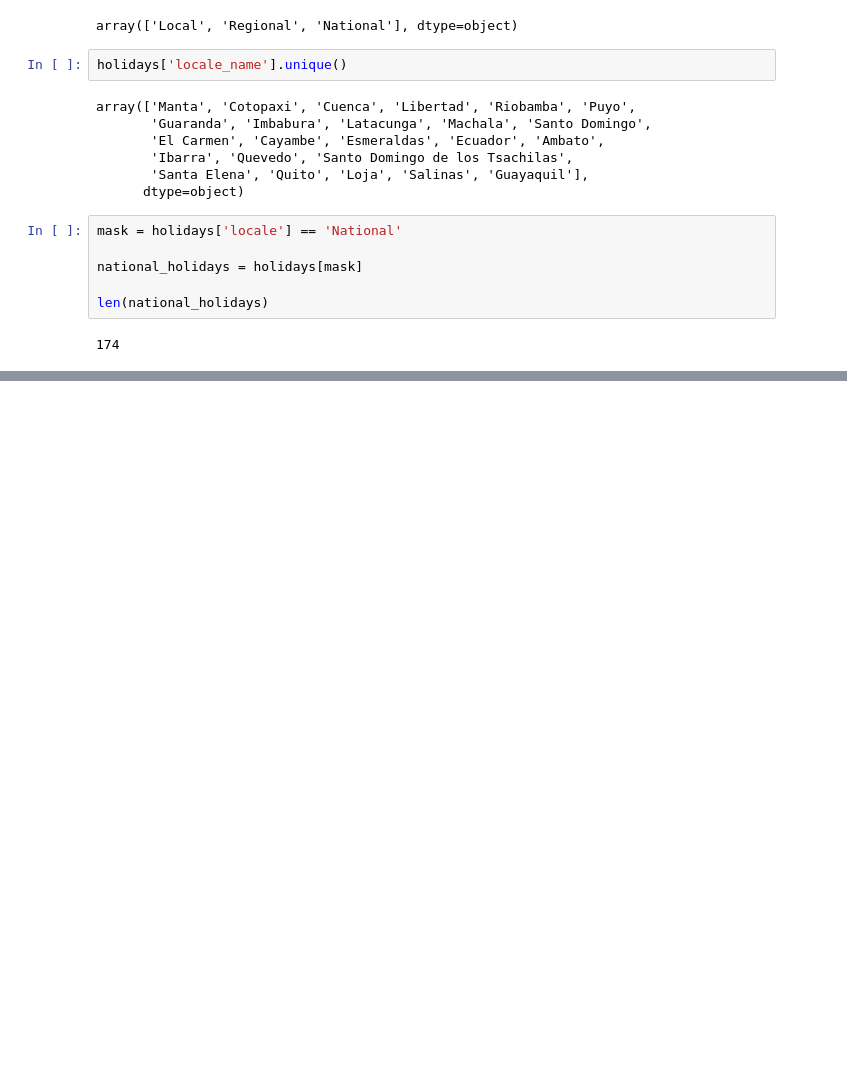
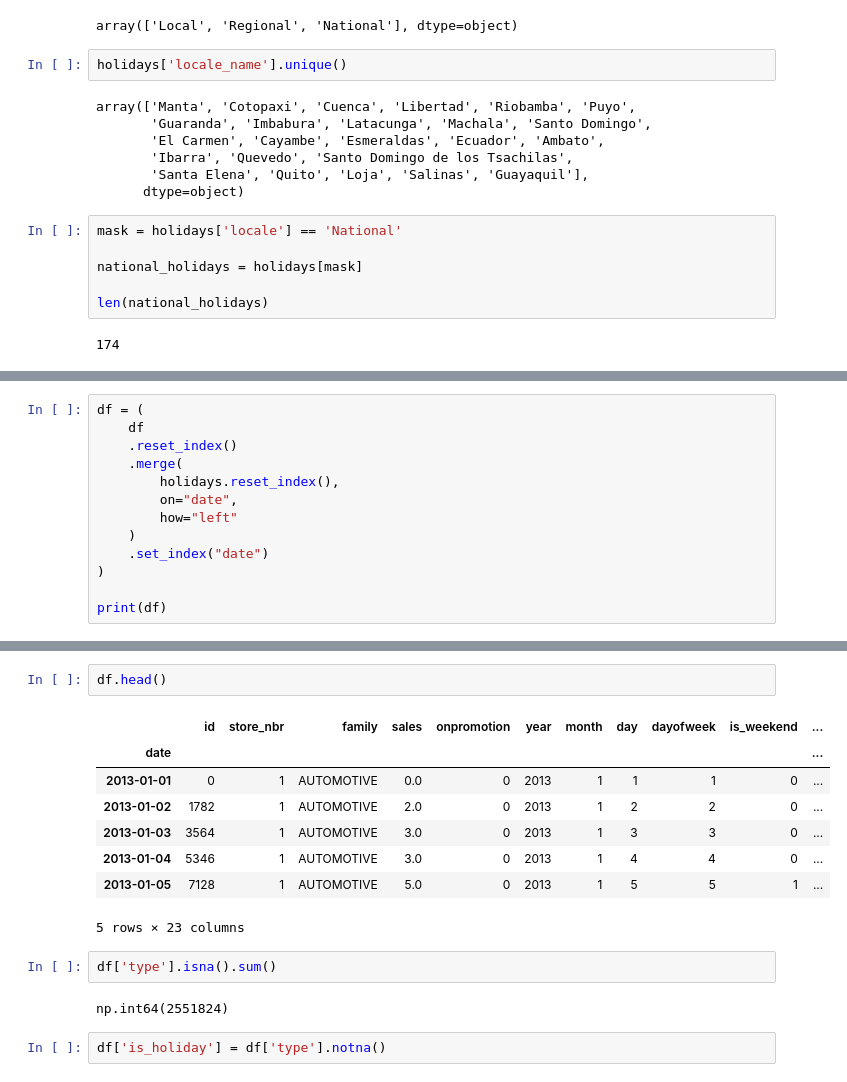
Before and after one commit to gregloos/Store-Sales-Forecasting, a Jupyter notebook: Neural_Forecasting.ipynb, the cells around one changed output, grey strips where cells are left out. Drawn from its saved outputs; the diff is of its cells as text; blank space fills up the shorter version.

```diff
--- a/Neural_Forecasting.ipynb
+++ b/Neural_Forecasting.ipynb
@@ -96,0 +134,13 @@ len(national_holidays)
+# %%
+df = (
+    df
+    .reset_index()
+    .merge(
+        holidays.reset_index(),
+        on="date",
+        how="left"
+    )
+    .set_index("date")
+)
+
+print(df)
@@ -96,0 +173,17 @@ len(national_holidays)
+# %%
+df.head()
+# %% [output]
+|  | id | store_nbr | family | sales | onpromotion | year | month | day | dayofweek | is_weekend | ... |
+| date |  |  |  |  |  |  |  |  |  |  | ... |
+| 2013-01-01 | 0 | 1 | AUTOMOTIVE | 0.0 | 0 | 2013 | 1 | 1 | 1 | 0 | ... |
+| 2013-01-02 | 1782 | 1 | AUTOMOTIVE | 2.0 | 0 | 2013 | 1 | 2 | 2 | 0 | ... |
+| 2013-01-03 | 3564 | 1 | AUTOMOTIVE | 3.0 | 0 | 2013 | 1 | 3 | 3 | 0 | ... |
+| 2013-01-04 | 5346 | 1 | AUTOMOTIVE | 3.0 | 0 | 2013 | 1 | 4 | 4 | 0 | ... |
+| 2013-01-05 | 7128 | 1 | AUTOMOTIVE | 5.0 | 0 | 2013 | 1 | 5 | 5 | 1 | ... |
+5 rows × 23 columns
+# %%
+df['type'].isna().sum()
+# %% [output]
+np.int64(2551824)
+# %%
+df['is_holiday'] = df['type'].notna()
```
Also changed, not shown: parts of 10 cells of this notebook.
